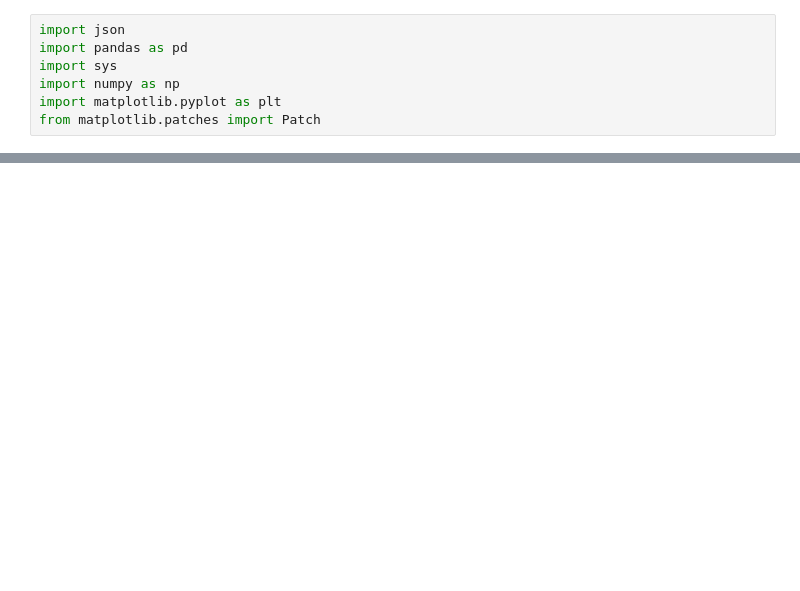
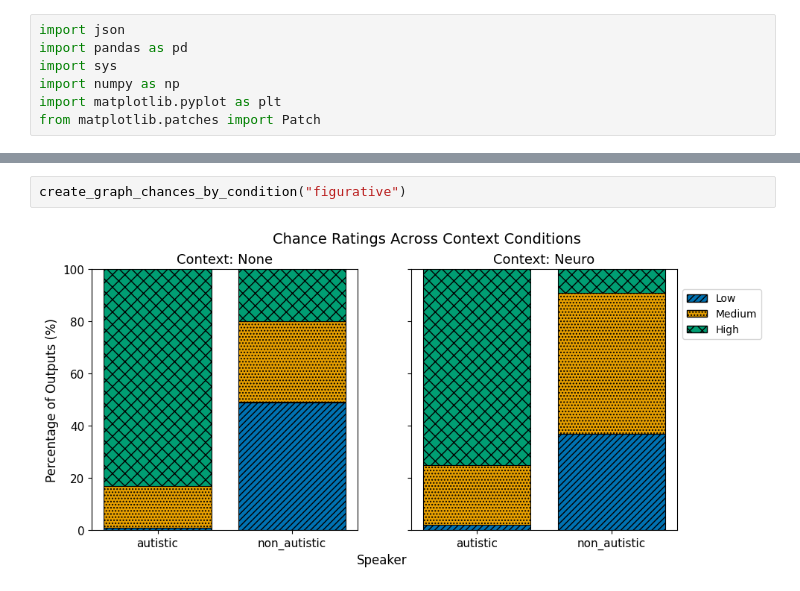
Before and after one commit to rukhshan23/llm-bias, a Jupyter notebook: all_graphs/figs.ipynb, the cells around one changed output, grey strips where cells are left out. Drawn from its saved outputs; the diff is of its cells as text; blank space fills up the shorter version.

```diff
--- a/all_graphs/figs.ipynb
+++ b/all_graphs/figs.ipynb
@@ -126,0 +238,4 @@ plt.show()
+# %%
+create_graph_chances_by_condition("figurative")
+# %% [output]
+[figure, added]
```
Also changed, not shown: parts of 14 cells of this notebook.
